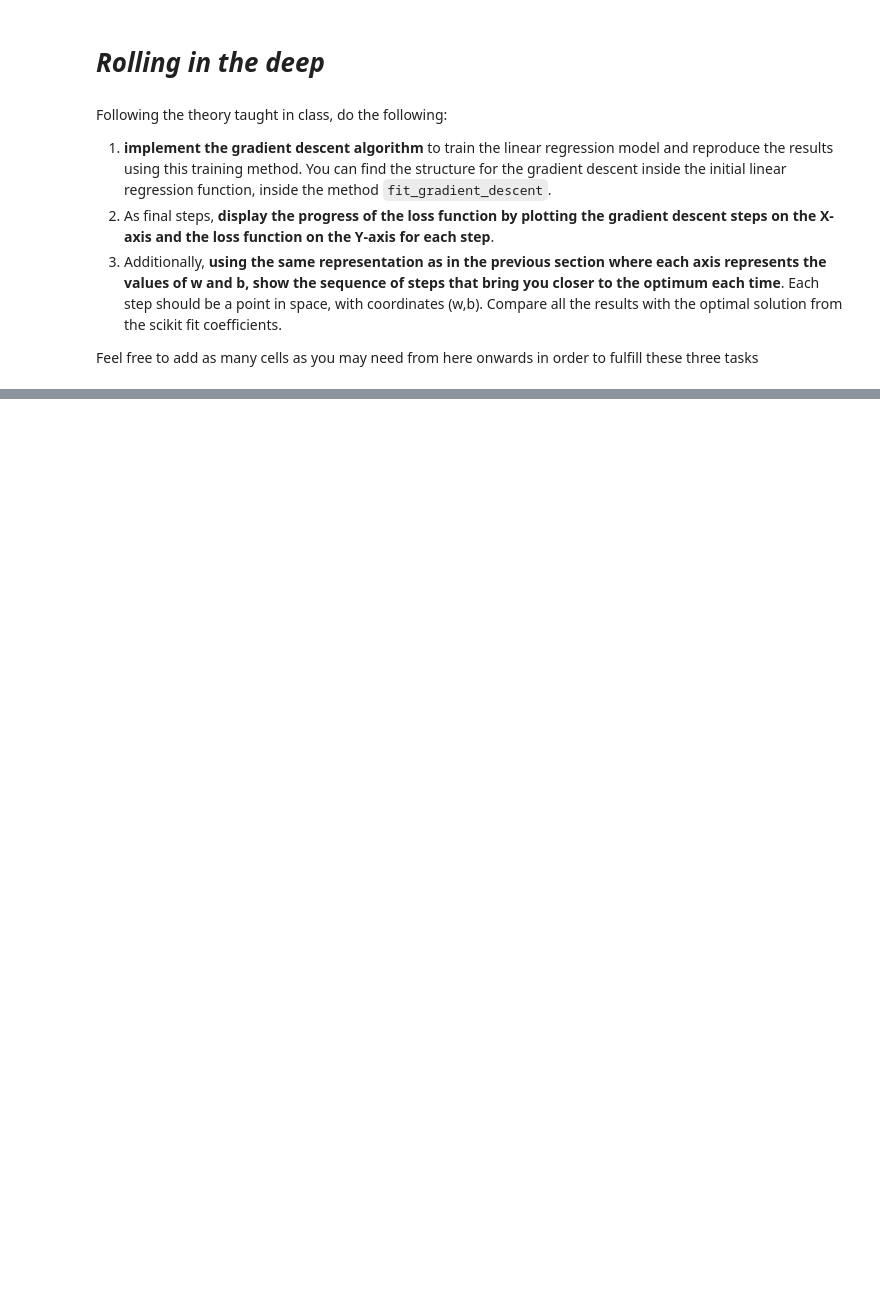
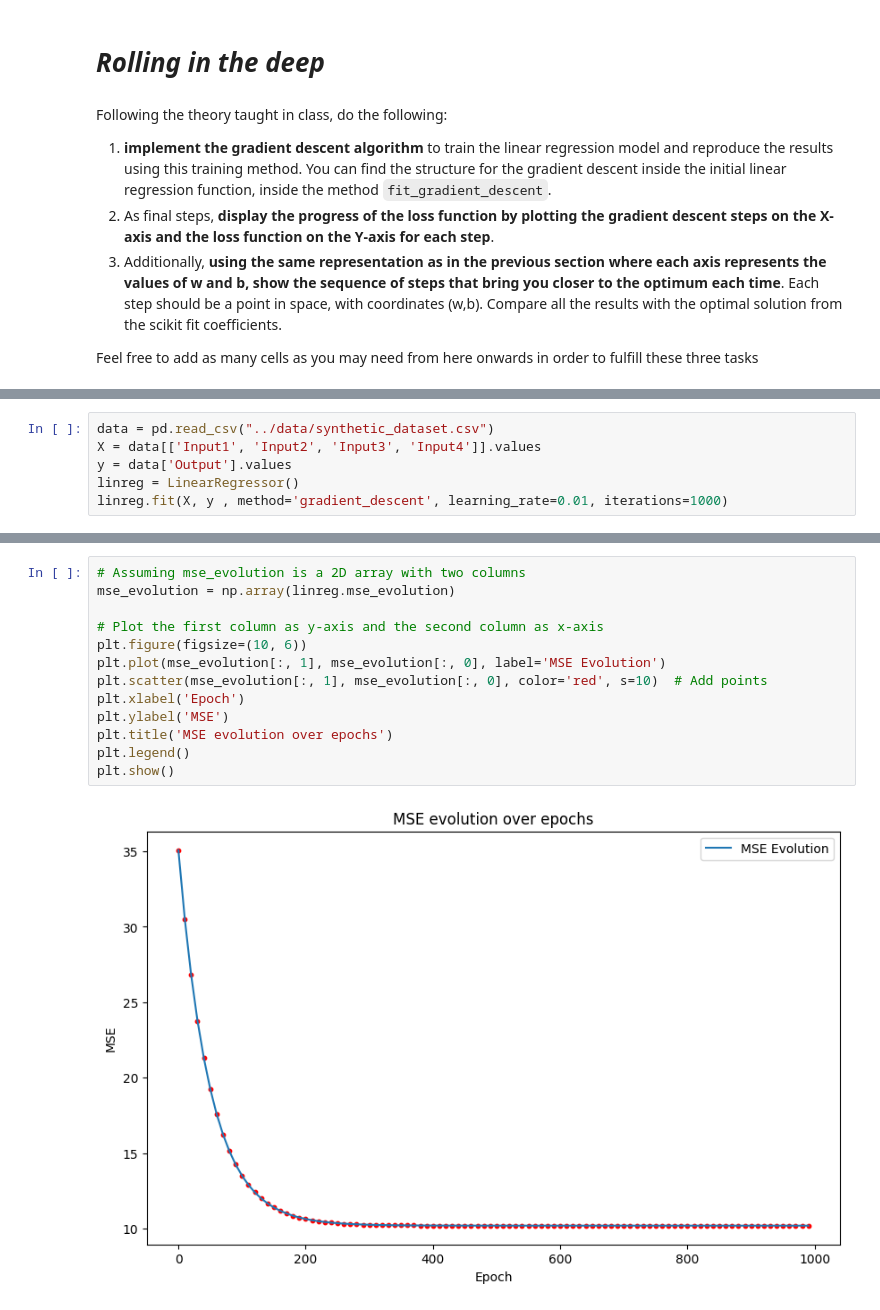
Before and after one commit to ICAI-IMAT-ML/p2-4-juanmoraga05, a Jupyter notebook: notebook/Lab_2_4_LR2.ipynb, the cells around one changed output, grey strips where cells are left out. Cells and saved outputs as stored; diff of their text form; blank space fills up the shorter version.

```diff
--- a/notebook/Lab_2_4_LR2.ipynb
+++ b/notebook/Lab_2_4_LR2.ipynb
@@ -366,0 +389,6 @@ Feel free to add as many cells as you may need from here onwards in order to ful
+# %%
+data = pd.read_csv("../data/synthetic_dataset.csv")
+X = data[['Input1', 'Input2', 'Input3', 'Input4']].values
+y = data['Output'].values
+linreg = LinearRegressor()
+linreg.fit(X, y , method='gradient_descent', learning_rate=0.01, iterations=1000)
@@ -366,0 +413,15 @@ Feel free to add as many cells as you may need from here onwards in order to ful
+# %%
+# Assuming mse_evolution is a 2D array with two columns
+mse_evolution = np.array(linreg.mse_evolution)
+
+# Plot the first column as y-axis and the second column as x-axis
+plt.figure(figsize=(10, 6))
+plt.plot(mse_evolution[:, 1], mse_evolution[:, 0], label='MSE Evolution')
+plt.scatter(mse_evolution[:, 1], mse_evolution[:, 0], color='red', s=10)  # Add points
+plt.xlabel('Epoch')
+plt.ylabel('MSE')
+plt.title('MSE evolution over epochs')
+plt.legend()
+plt.show()
+# %% [output]
+[figure, added]
```
Also changed, not shown: parts of 8 cells of this notebook, 1 other file.
